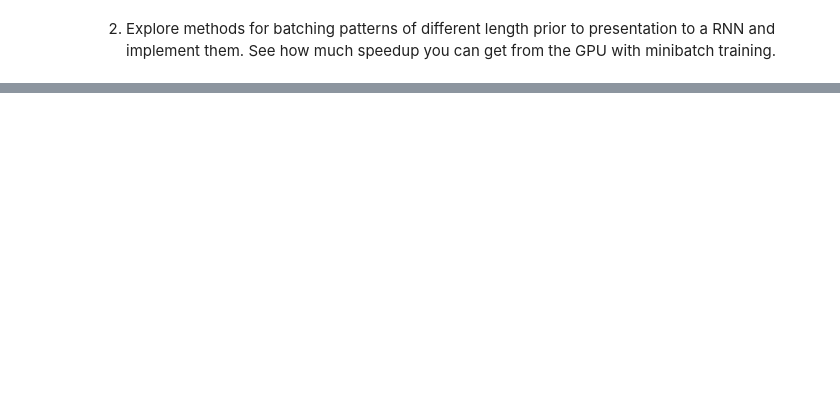
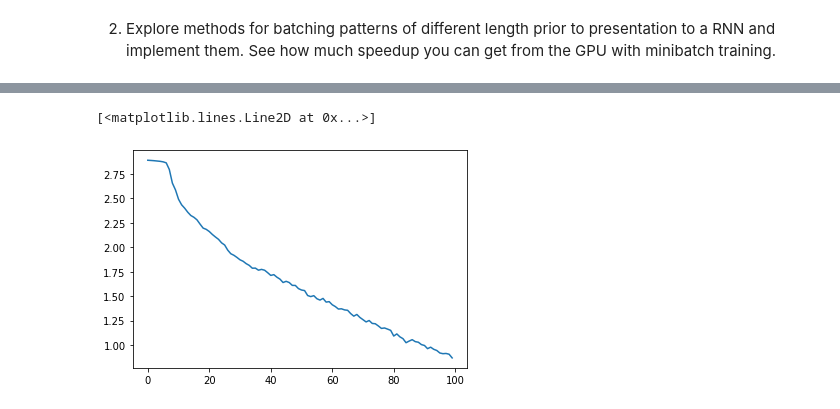
Before and after one commit to akraradets/2021JanRTML, a Jupyter notebook: lab10/lab10 - 2.ipynb, the cells around one changed output, grey strips where cells are left out. Saved outputs shown, nothing was run; the diff lists cells and outputs as text; code cells hidden in the pictures; blank space fills up the shorter version.

```diff
--- a/lab10/lab10 - 2.ipynb
+++ b/lab10/lab10 - 2.ipynb
@@ -74,7 +102,8 @@ n_categories = len(all_categories)
 # n_hidden = 128
 # rnn = RNN(n_letters, n_hidden, n_categories)
 # %%
-def batched_name_rep(names, max_word_size):
+# https://www.marktechpost.com/2020/04/12/implementing-batching-for-seq2seq-models-in-pytorch/
+def batched_lines(names, max_word_size):
     rep = torch.zeros(max_word_size, len(names), n_letters)
     for name_index, name in enumerate(names):
         for letter_index, letter in enumerate(name):
@@ -84,10 +113,17 @@ def batched_name_rep(names, max_word_size):
 
 def print_char(name_reps):
     # name_reps = name_reps.view((-1, name_reps.size()[-1]))
+    # print(name_reps)
     for t in name_reps:
         # if torch.sum(t) == 0:
         #     print('')
         # else:
             index = t.argmax()
             print(all_letters[index])
+
+def batched_categories(langs):
+    rep = torch.zeros([len(langs)], dtype=torch.long)
+    for index, lang in enumerate(langs):
+        rep[index] = all_categories.index(lang)
+    return rep
 # %%
@@ -112,0 +206,19 @@ m
+# %%
+learning_rate = 0.005 # If you set this too high, it might explode. If too low, it might not learn
+
+def train(category_tensor, line_tensor):
+    hidden = rnn.initHidden(line_tensor.shape[1]).to('cuda:1')
+
+    rnn.zero_grad()
+
+    for i in range(line_tensor.size()[0]):
+        output, hidden = rnn(line_tensor[i], hidden)
+
+    loss = criterion(output, category_tensor)
+    loss.backward()
+
+    # Add parameters' gradients to their values, multiplied by learning rate
+    for p in rnn.parameters():
+        p.data.add_(-learning_rate, p.grad.data)
+
+    return output, loss.item()
@@ -112,0 +290,9 @@ m
+# %%
+import matplotlib.pyplot as plt
+import matplotlib.ticker as ticker
+
+plt.figure()
+plt.plot(all_losses)
+# %% [output]
+[<matplotlib.lines.Line2D at 0x...>]
+[figure, added]
```
Also changed, not shown: parts of 7 cells of this notebook.
